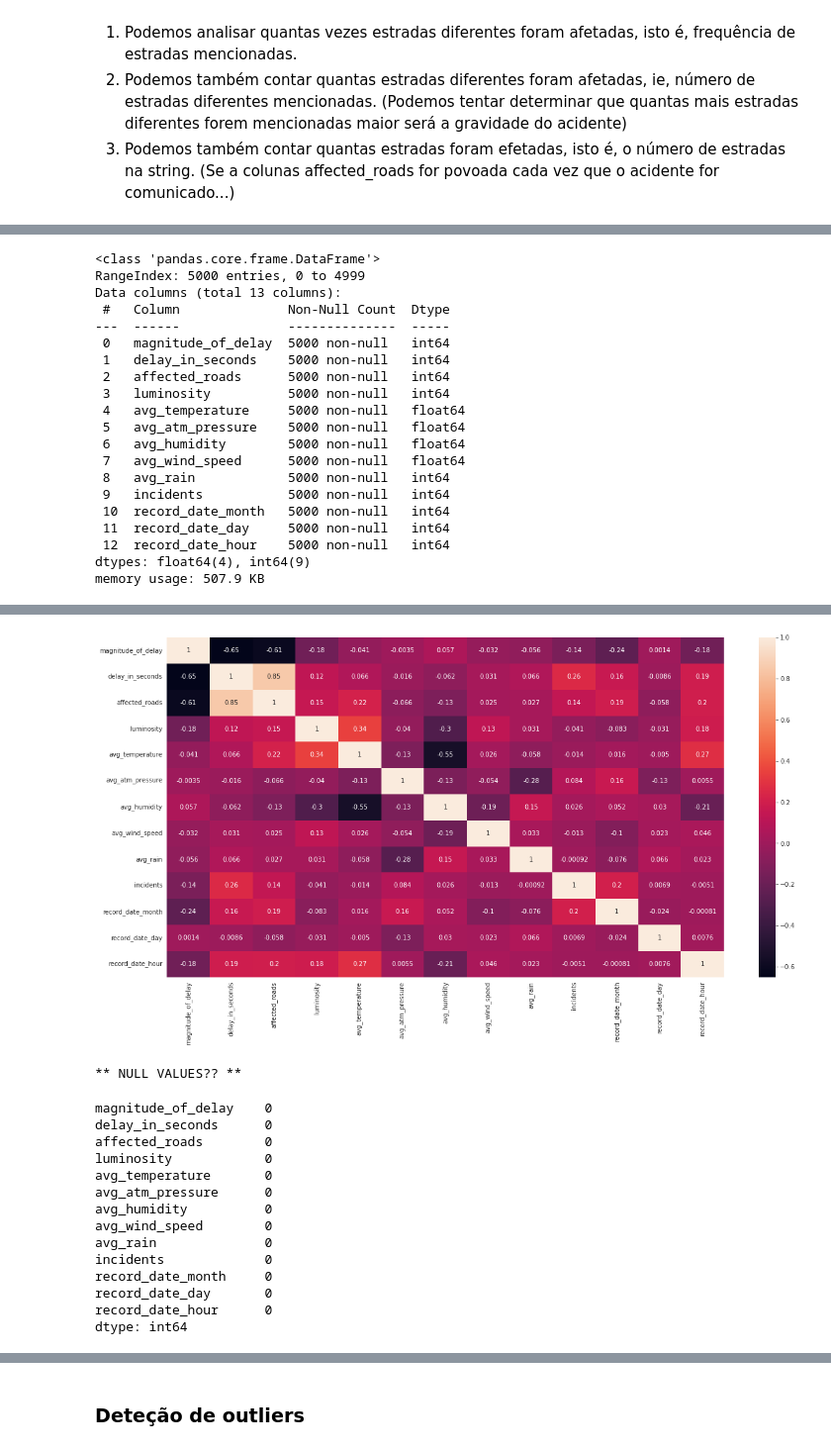
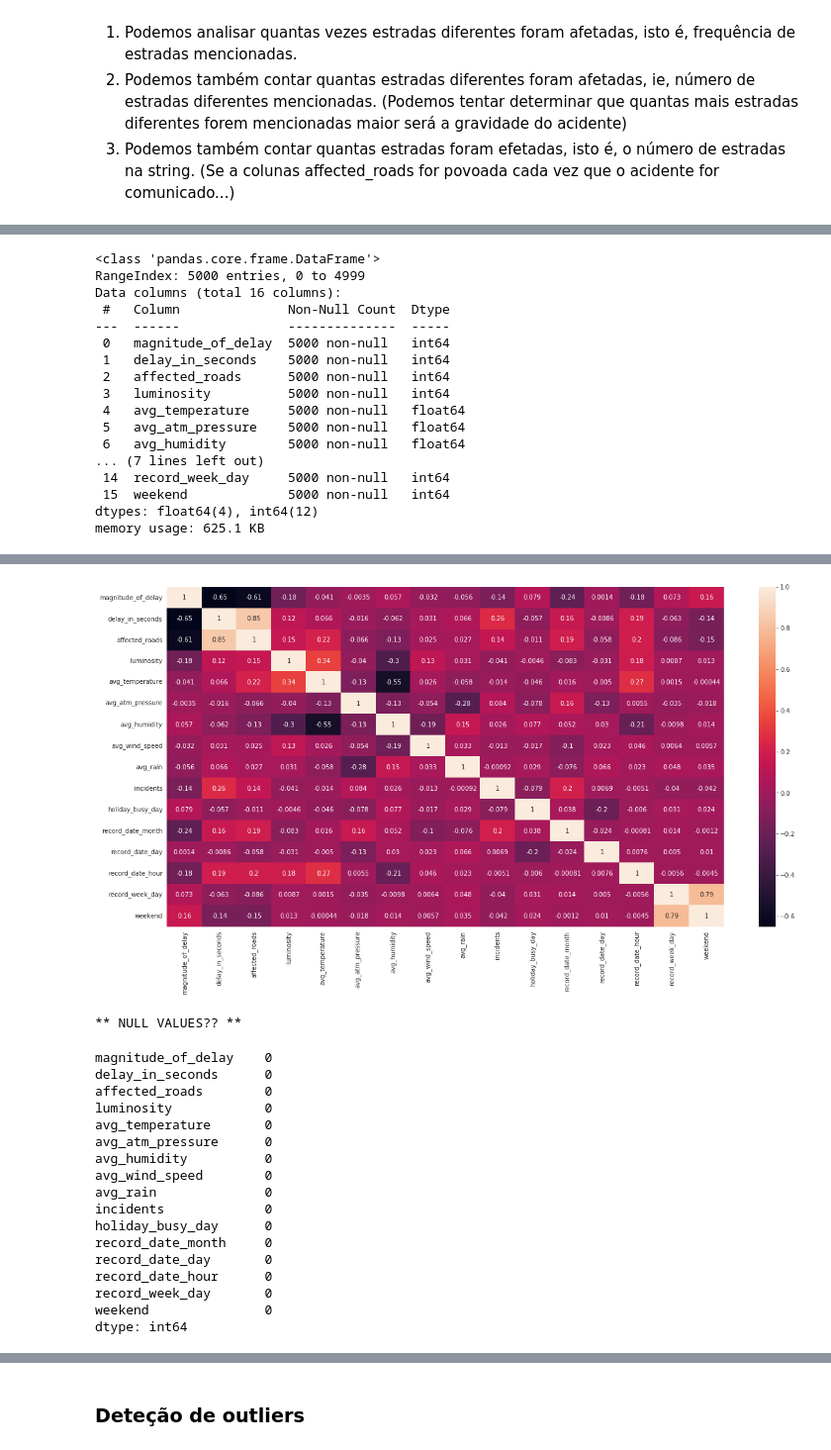
Before and after one commit to MarianaFilipa/DAA, a Jupyter notebook: Competição_Tarefa/Competition.ipynb, the cells around one changed output, grey strips where cells are left out. Shown at 99% size. Saved outputs shown, nothing was run; the diff lists cells and outputs as text; code cells hidden in the pictures.

Commit message:
Preprocessing, Models

```diff
--- a/Competição_Tarefa/Competition.ipynb
+++ b/Competição_Tarefa/Competition.ipynb
@@ -24,6 +24,8 @@ from imblearn.ensemble import BalancedRandomForestClassifier
 ## Read DataSet
 # %%
 df = pd.read_csv("sbstpdaa2223/training_data.csv")
+df_preprocessing = df.copy() # Copy will be used to visualize the dataset
+                             # Goal is to make a pipeline for the preprocessing
 # %% [markdown]
 ## Data Visualization
 # %%
@@ -239,8 +254,6 @@ df.head()
 # %%
 pd.options.mode.chained_assignment = None  # default='warn'
 
-def drop_affected_roads(df):
-    df.drop(['affected_roads'],axis=1, inplace = True)
 
 def drop_missing_affected_roads(df):
     df.dropna(inplace=True) # Remover as linhas que tem missing values
@@ -250,9 +263,12 @@ def replace_missing_affected_roads(df):
     df.fillna("",inplace=True) # Remover as linhas que tem missing values
     df.reset_index(drop=True, inplace=True)
 
+
+
+def drop_affected_roads(df):
+    df.drop(['affected_roads'],axis=1, inplace = True)
+
 def count_all_roads_per_line(df):
-    # drop_missing_affected_roads(df)
-
     i = 0
     for x in df['affected_roads']:
         y = x.split(",")
@@ -263,8 +279,6 @@ def count_all_roads_per_line(df):
 
 
 def count_different_roads_per_line(df):
-    # drop_missing_affected_roads(df)
-
     i = 0
     for x in df['affected_roads']:
         y = x.split(",")
@@ -276,8 +290,6 @@ def count_different_roads_per_line(df):
 
 
 def encode_affected_roads(df):
-    # drop_missing_affected_roads(df)
-
     all_roads = []
     for x in df['affected_roads']:
         y = x.split(",")
@@ -298,20 +310,21 @@ def encode_affected_roads(df):
                 df.loc[i,k] = 0
         i = i+1
 
-    df.drop(['affected_roads'],axis=1, inplace = True)
+    # df.drop(['affected_roads'],axis=1, inplace = True)
     return df
 
-replace_missing_affected_roads(df)
-#drop_affected_roads(df)
-#df = encode_affected_roads(df)
-df = count_all_roads_per_line(df)
-#df = count_different_roads_per_line(df)
+
+replace_missing_affected_roads(df_preprocessing)
+#drop_affected_roads(df_preprocessing)
+#df_preprocessing = encode_affected_roads(df_preprocessing)
+df_preprocessing = count_all_roads_per_line(df_preprocessing)
+#df_preprocessing = count_different_roads_per_line(df_preprocessing)
 # %%
-df.info()
+df_preprocessing.info()
 # %% [output]
 <class 'pandas.core.frame.DataFrame'>
 RangeIndex: 5000 entries, 0 to 4999
-Data columns (total 13 columns):
+Data columns (total 16 columns):
  #   Column              Non-Null Count  Dtype
 ---  ------              --------------  -----
  0   magnitude_of_delay  5000 non-null   int64
@@ -321,12 +334,9 @@ Data columns (total 13 columns):
  4   avg_temperature     5000 non-null   float64
  5   avg_atm_pressure    5000 non-null   float64
  6   avg_humidity        5000 non-null   float64
- 7   avg_wind_speed      5000 non-null   float64
- 8   avg_rain            5000 non-null   int64
- 9   incidents           5000 non-null   int64
- 10  record_date_month   5000 non-null   int64
- 11  record_date_day     5000 non-null   int64
- 12  record_date_hour    5000 non-null   int64
-dtypes: float64(4), int64(9)
-memory usage: 507.9 KB
+... (7 lines left out)
+ 14  record_week_day     5000 non-null   int64
+ 15  weekend             5000 non-null   int64
+dtypes: float64(4), int64(12)
+memory usage: 625.1 KB
 # %%
@@ -352,13 +362,13 @@ df.describe()
 | max | 3.000000 | 31083.000000 | 46.000000 | 3.000000 | 35.000000 | 1032.000000 | ... |
 # %%
 plt.figure(figsize = (20,10))
-sns.heatmap(df.corr(), annot=True)
+sns.heatmap(df_preprocessing.corr(), annot=True)
 plt.show()
 
 print("** NULL VALUES?? **") # check if there are any missing values in this dataframe
-df.isnull().sum()
+df_preprocessing.isnull().sum()
 # %% [output]
-[figure, old version]
+[figure, new version]
 ** NULL VALUES?? **
 magnitude_of_delay    0
 delay_in_seconds      0
@@ -370,8 +380,11 @@ avg_humidity          0
 avg_wind_speed        0
 avg_rain              0
 incidents             0
+holiday_busy_day      0
 record_date_month     0
 record_date_day       0
 record_date_hour      0
+record_week_day       0
+weekend               0
 dtype: int64
 # %% [markdown]
```
Also changed, not shown: parts of 27 cells of this notebook.
